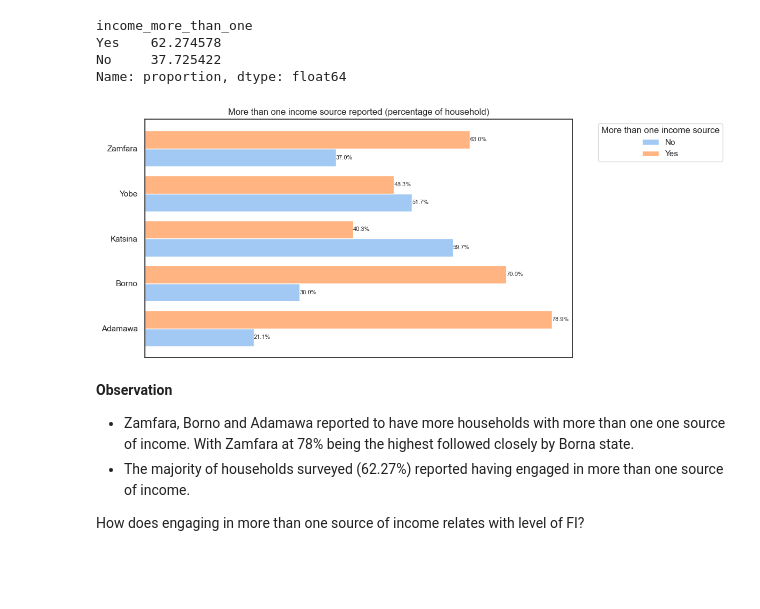
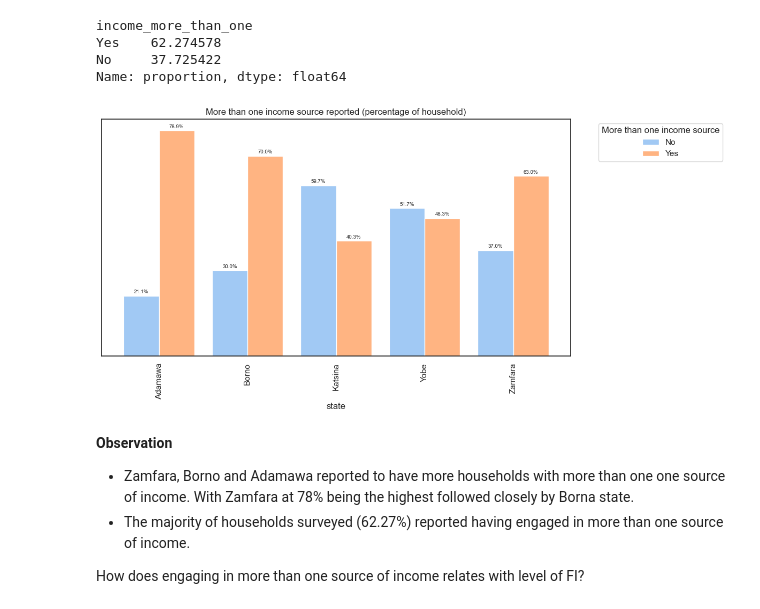
Before and after one commit to decorouz/Food_Insecurity_Indicators_Analysis, a Jupyter notebook: notebooks/2_eda.ipynb, the cells around one changed output. Saved outputs shown, nothing was run; the diff lists cells and outputs as text; code cells hidden in the pictures; blank space fills up the shorter version.

```diff
--- a/notebooks/2_eda.ipynb
+++ b/notebooks/2_eda.ipynb
@@ -914,13 +912,13 @@ Name: proportion, dtype: float64
 # %%
 # Compute the pivot
 pivot_df_percentage_hh_agricactivity = compute_groupby(demo_df, "state", "income_more_than_one")
 
 # Plot the bar plot of household with more than one income by state
-plot_grouped_data(pivot_df_percentage_hh_agricactivity, stacked=False,
+plot_grouped_data(pivot_df_percentage_hh_agricactivity, kind="bar",
                   title="More than one income source reported (percentage of household)",
                  xlabel="State", legend_title='More than one income source')
 # %% [output]
-[figure, old version]
+[figure, new version]
 # %% [markdown]
 **Observation**
 * Zamfara, Borno and Adamawa reported to have more households with more than one one source of income. With Zamfara at 78% being the highest followed closely by Borna state.
```
Also changed, not shown: parts of 96 cells of this notebook.
